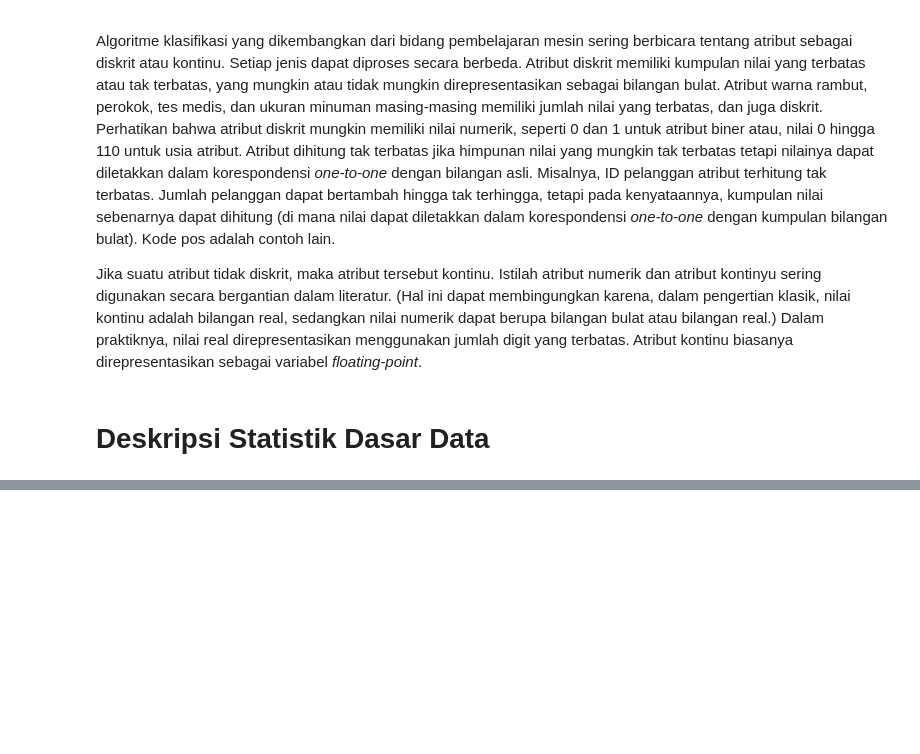
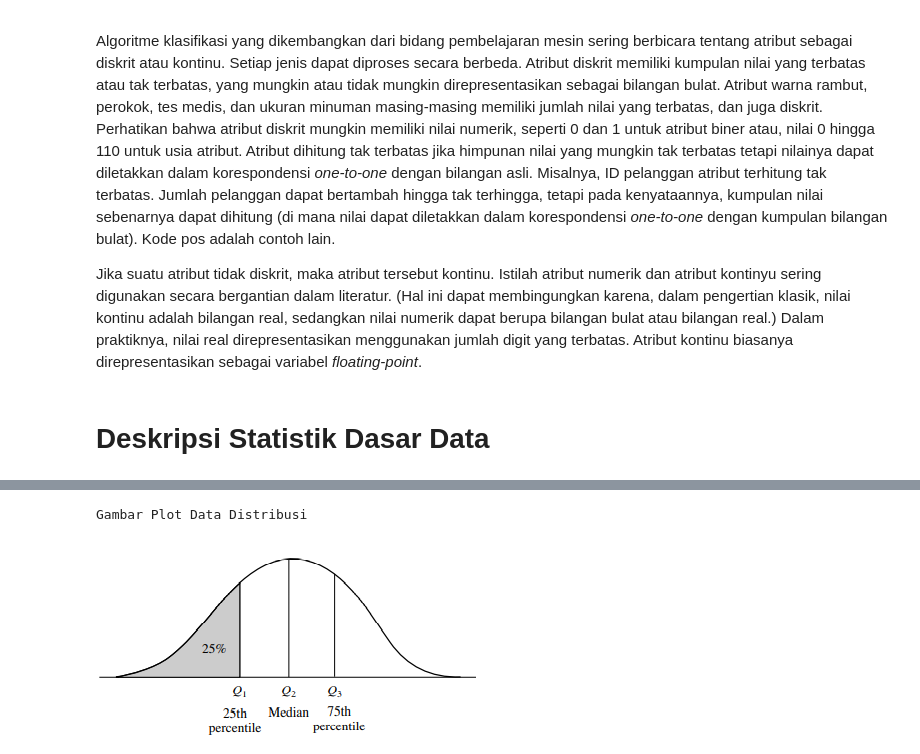
Before and after one commit to niniengC/datamining, a Jupyter notebook: _sources/chapter2.ipynb, the cells around one changed output, grey strips where cells are left out. Cells and saved outputs as stored; diff of their text form; code cells hidden in the pictures; blank space fills up the shorter version.

```diff
--- a/_sources/chapter2.ipynb
+++ b/_sources/chapter2.ipynb
@@ -107,0 +146,9 @@ Ini disebut ***weighted arithmetic mean*** or ***the weighted average***.
+# %%
+print("Gambar Plot Data Distribusi")
+import numpy as np
+from PIL import Image
+im = Image.open("/content/drive/MyDrive/datamining/tugas/image/persebaran_data.png")
+im
+# %% [output]
+Gambar Plot Data Distribusi
+[figure, added]
```
Also changed, not shown: parts of 8 cells of this notebook, 35 other files.
